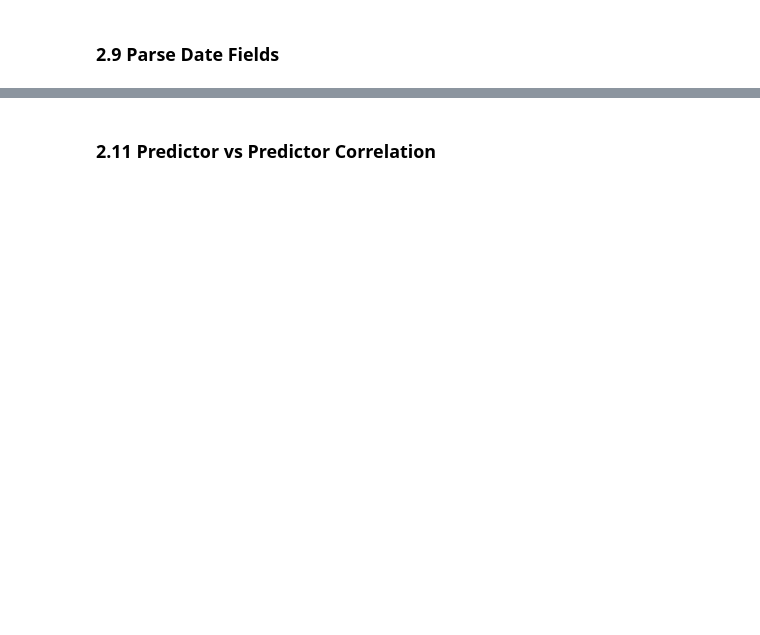
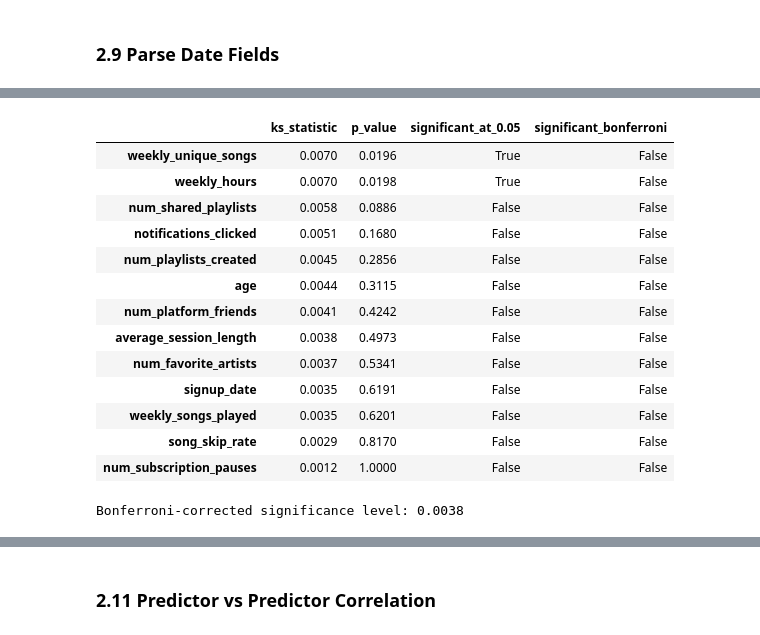
Before and after one commit to madewitt55/cs407-final-project, a Jupyter notebook: subscription_churn.ipynb, the cells around one changed output, grey strips where cells are left out. Saved outputs shown, nothing was run; the diff lists cells and outputs as text; code cells hidden in the pictures; blank space fills up the shorter version.

```diff
--- a/subscription_churn.ipynb
+++ b/subscription_churn.ipynb
@@ -487,0 +601,31 @@ The training set rows are 48.7% `churned = 0` and 51.3% `churned = 1`. This is a
+# %%
+from scipy import stats
+
+ALPHA = 0.05
+bonferroni_alpha = ALPHA / len(numerical_predictors)  # correct for running one test per predictor
+
+ks_tests = [stats.ks_2samp(train_df[col], test_df[col]) for col in numerical_predictors]
+ks_results = pd.DataFrame({
+    "ks_statistic": [test.statistic for test in ks_tests],
+    "p_value": [test.pvalue for test in ks_tests],
+}, index=numerical_predictors)
+ks_results["significant_at_0.05"] = ks_results["p_value"] < ALPHA
+ks_results["significant_bonferroni"] = ks_results["p_value"] < bonferroni_alpha
+display(ks_results.sort_values("ks_statistic", ascending=False).round(4))
+print(f"Bonferroni-corrected significance level: {bonferroni_alpha:.4f}")
+# %% [output]
+|  | ks_statistic | p_value | significant_at_0.05 | significant_bonferroni |
+| weekly_unique_songs | 0.0070 | 0.0196 | True | False |
+| weekly_hours | 0.0070 | 0.0198 | True | False |
+| num_shared_playlists | 0.0058 | 0.0886 | False | False |
+| notifications_clicked | 0.0051 | 0.1680 | False | False |
+| num_playlists_created | 0.0045 | 0.2856 | False | False |
+| age | 0.0044 | 0.3115 | False | False |
+| num_platform_friends | 0.0041 | 0.4242 | False | False |
+| average_session_length | 0.0038 | 0.4973 | False | False |
+| num_favorite_artists | 0.0037 | 0.5341 | False | False |
+| signup_date | 0.0035 | 0.6191 | False | False |
+| weekly_songs_played | 0.0035 | 0.6201 | False | False |
+| song_skip_rate | 0.0029 | 0.8170 | False | False |
+| num_subscription_pauses | 0.0012 | 1.0000 | False | False |
+Bonferroni-corrected significance level: 0.0038
```
Also changed, not shown: parts of 40 cells of this notebook.
